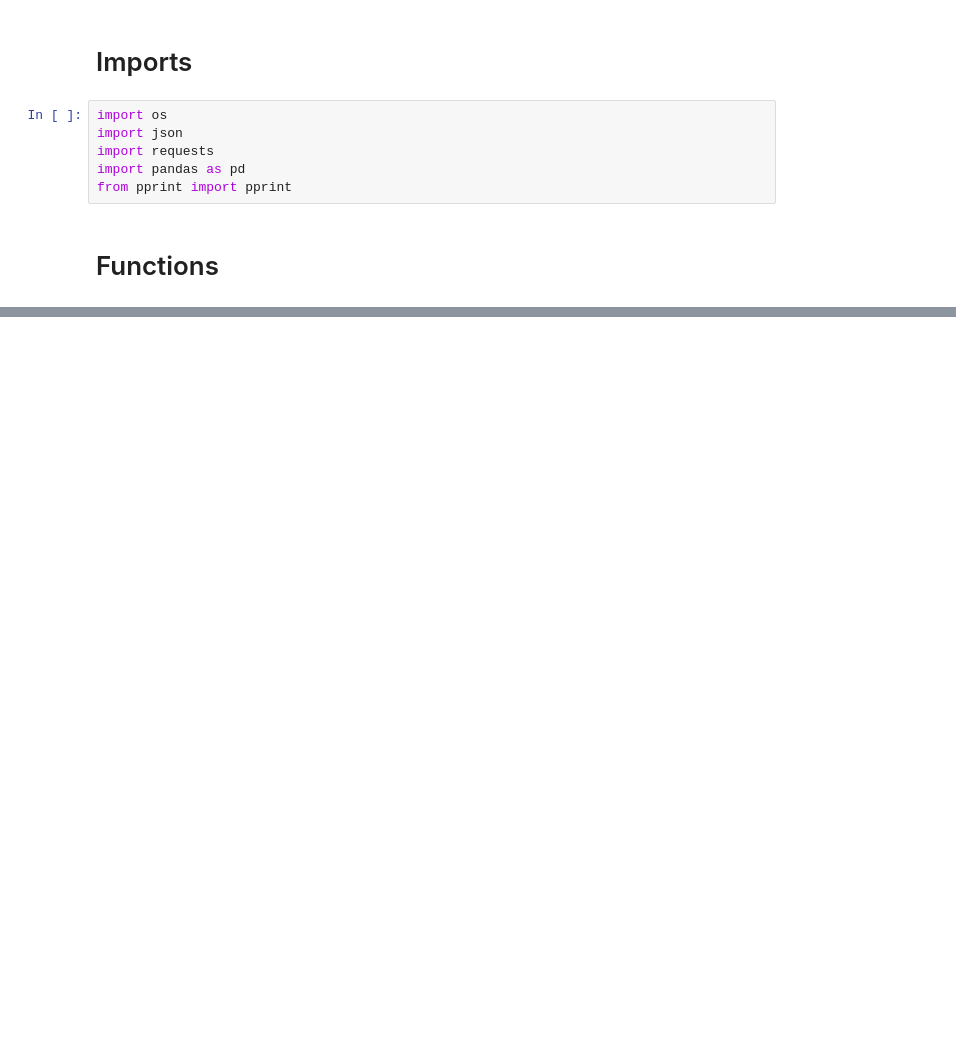
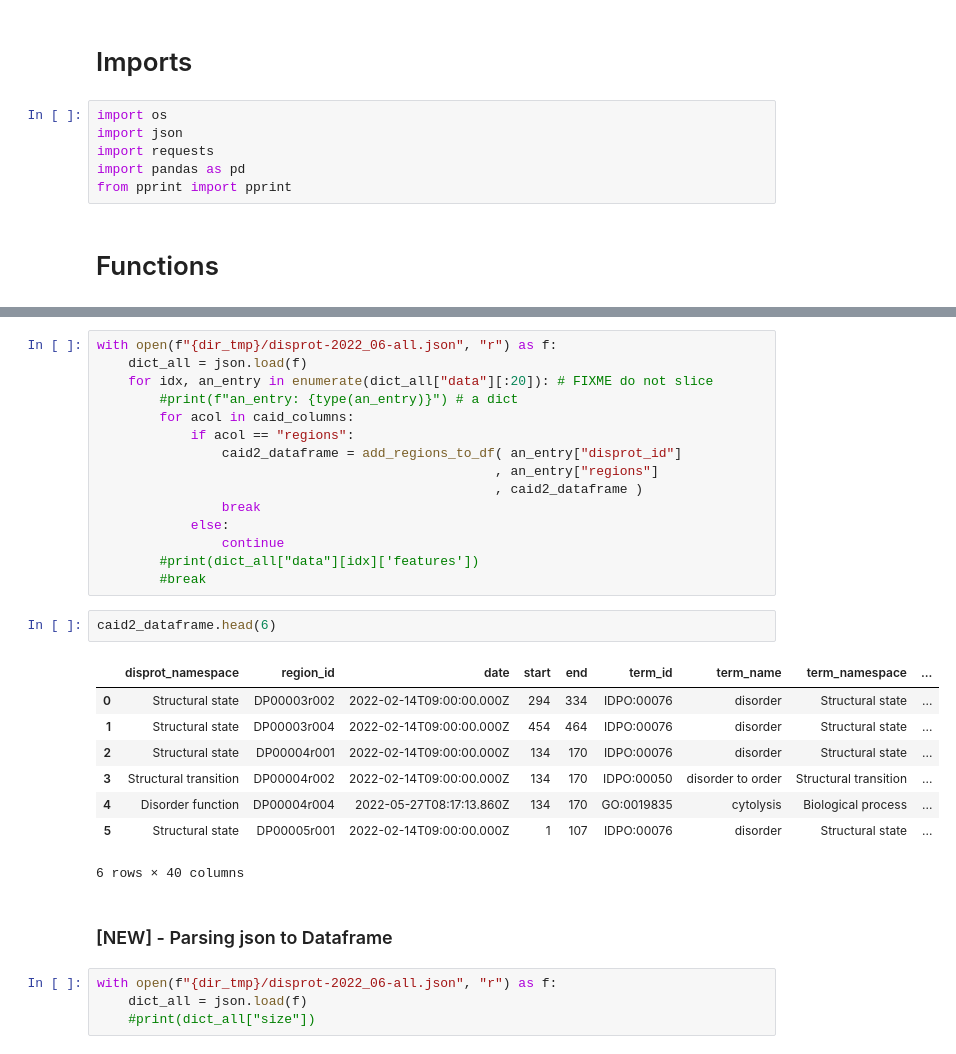
Before and after one commit to BioComputingUP/caid2-reference, a Jupyter notebook: src/notebooks/references.ipynb, the cells around one changed output, grey strips where cells are left out. Saved outputs shown, nothing was run; the diff lists cells and outputs as text; blank space fills up the shorter version.

```diff
--- a/src/notebooks/references.ipynb
+++ b/src/notebooks/references.ipynb
@@ -163,0 +440,32 @@ save_disprot_release_file( response_content = arelease
+# %%
+with open(f"{dir_tmp}/disprot-2022_06-all.json", "r") as f:
+    dict_all = json.load(f)
+    for idx, an_entry in enumerate(dict_all["data"][:20]): # FIXME do not slice
+        #print(f"an_entry: {type(an_entry)}") # a dict
+        for acol in caid_columns:
+            if acol == "regions":
+                caid2_dataframe = add_regions_to_df( an_entry["disprot_id"]
+                                                   , an_entry["regions"]
+                                                   , caid2_dataframe )
+                break
+            else:
+                continue
+        #print(dict_all["data"][idx]['features'])
+        #break
+# %%
+caid2_dataframe.head(6)
+# %% [output]
+|  | disprot_namespace | region_id | date | start | end | term_id | term_name | term_namespace | ... |
+| 0 | Structural state | DP00003r002 | 2022-02-14T09:00:00.000Z | 294 | 334 | IDPO:00076 | disorder | Structural state | ... |
+| 1 | Structural state | DP00003r004 | 2022-02-14T09:00:00.000Z | 454 | 464 | IDPO:00076 | disorder | Structural state | ... |
+| 2 | Structural state | DP00004r001 | 2022-02-14T09:00:00.000Z | 134 | 170 | IDPO:00076 | disorder | Structural state | ... |
+| 3 | Structural transition | DP00004r002 | 2022-02-14T09:00:00.000Z | 134 | 170 | IDPO:00050 | disorder to order | Structural transition | ... |
+| 4 | Disorder function | DP00004r004 | 2022-05-27T08:17:13.860Z | 134 | 170 | GO:0019835 | cytolysis | Biological process | ... |
+| 5 | Structural state | DP00005r001 | 2022-02-14T09:00:00.000Z | 1 | 107 | IDPO:00076 | disorder | Structural state | ... |
+6 rows × 40 columns
+# %% [markdown]
+### [NEW] - Parsing json to Dataframe
+# %%
+with open(f"{dir_tmp}/disprot-2022_06-all.json", "r") as f:
+    dict_all = json.load(f)
+    #print(dict_all["size"])
```
Also changed, not shown: parts of 49 cells of this notebook, 1 other file.
